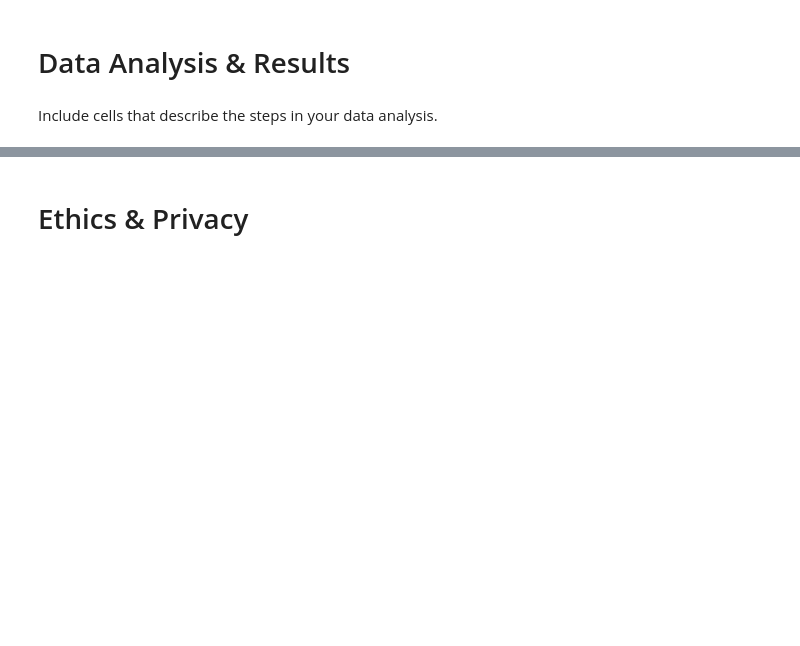
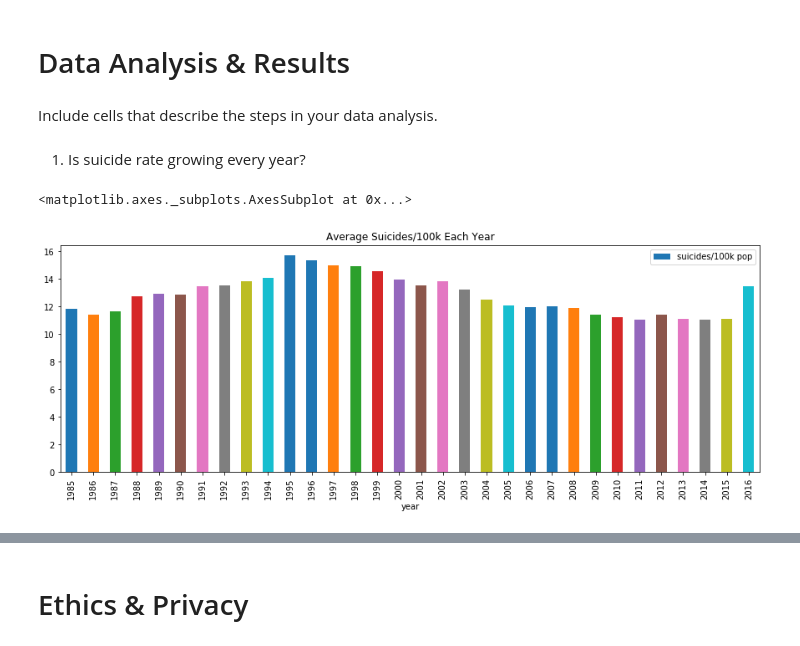
Before and after one commit to YuechenL/COGS108FinalProject, a Jupyter notebook: FinalProject.ipynb, the cells around one changed output, grey strips where cells are left out. Drawn from its saved outputs; the diff is of its cells as text; code cells hidden in the pictures; blank space fills up the shorter version.

Commit message:
Analysis 1&2 graphs

```diff
--- a/FinalProject.ipynb
+++ b/FinalProject.ipynb
@@ -184,3 +184,11 @@ Include cells that describe the steps in your data analysis.
 # %%
 ## YOUR CODE HERE
 ## FEEL FREE TO ADD MULTIPLE CELLS PER SECTION
+# %% [markdown]
+1. Is suicide rate growing every year?
+# %%
+year_group = main_df.groupby('year').mean()
+year_group.plot(y='suicides/100k pop',kind="bar", figsize=(15, 5), title="Average Suicides/100k Each Year")
+# %% [output]
+<matplotlib.axes._subplots.AxesSubplot at 0x...>
+[figure, added]
```
Also changed, not shown: parts of 7 cells of this notebook.
